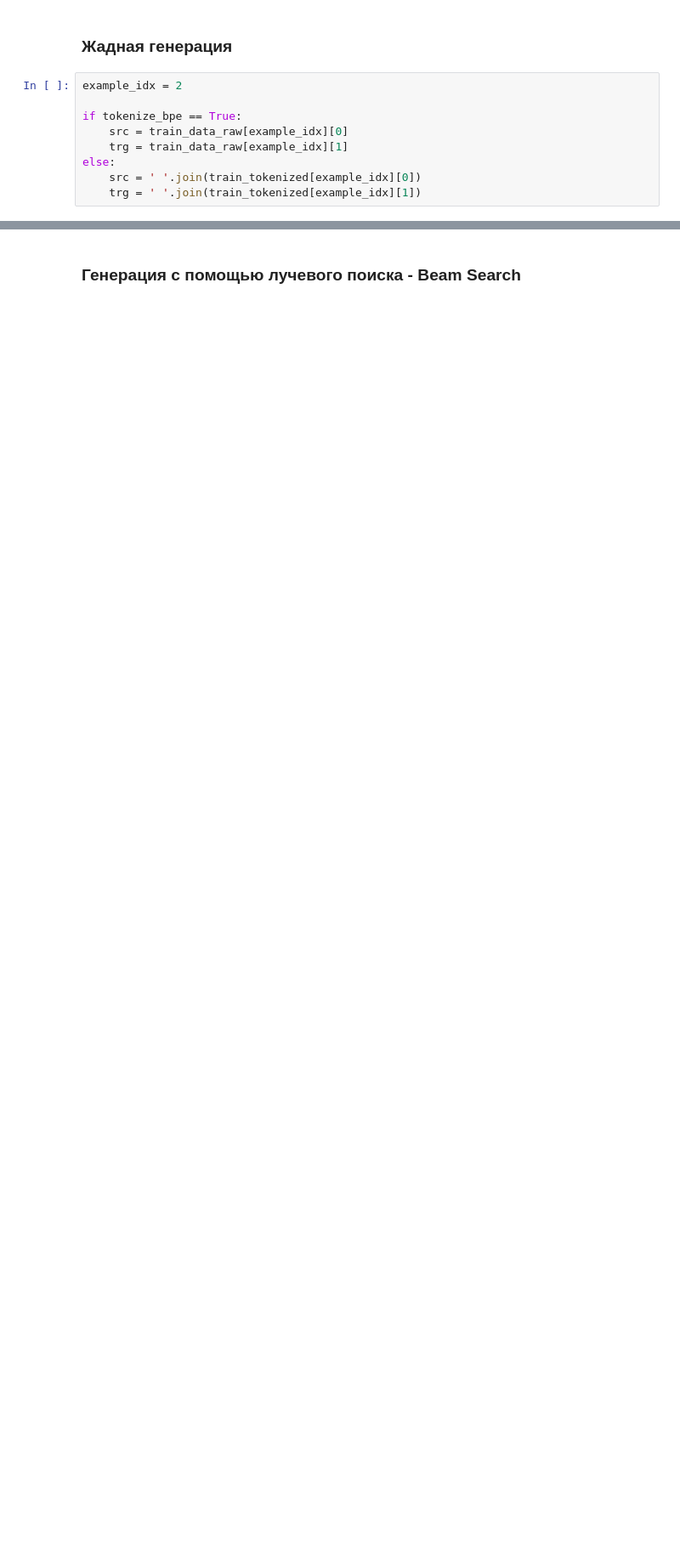
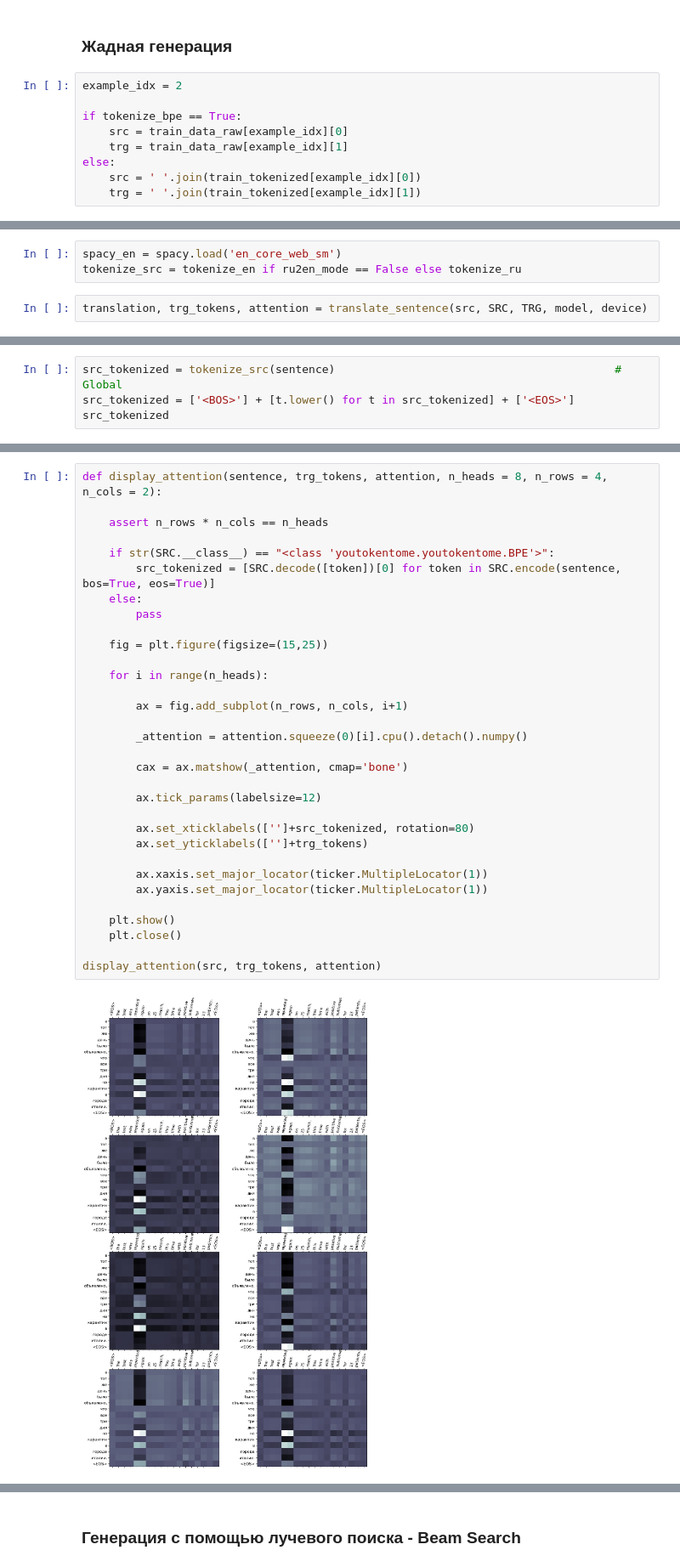
Before and after one commit to Denis-R-V/Translator, a Jupyter notebook: translator.ipynb, the cells around one changed output, grey strips where cells are left out. Shown at 85% size. Cells and saved outputs as stored; diff of their text form; blank space fills up the shorter version.

Commit message:
Fixed ShowAttention

```diff
--- a/translator.ipynb
+++ b/translator.ipynb
@@ -1207,0 +1237,5 @@ def translate_sentence(sentence, src_field, trg_field, model, device, max_len =
+# %%
+spacy_en = spacy.load('en_core_web_sm')
+tokenize_src = tokenize_en if ru2en_mode == False else tokenize_ru
+# %%
+translation, trg_tokens, attention = translate_sentence(src, SRC, TRG, model, device)
@@ -1207,0 +1250,4 @@ def translate_sentence(sentence, src_field, trg_field, model, device, max_len =
+# %%
+src_tokenized = tokenize_src(sentence)                                          # Global
+src_tokenized = ['<BOS>'] + [t.lower() for t in src_tokenized] + ['<EOS>']
+src_tokenized
@@ -1207,0 +1294,34 @@ def translate_sentence(sentence, src_field, trg_field, model, device, max_len =
+# %%
+def display_attention(sentence, trg_tokens, attention, n_heads = 8, n_rows = 4, n_cols = 2):
+
+    assert n_rows * n_cols == n_heads
+
+    if str(SRC.__class__) == "<class 'youtokentome.youtokentome.BPE'>":
+        src_tokenized = [SRC.decode([token])[0] for token in SRC.encode(sentence, bos=True, eos=True)]
+    else:
+        pass
+
+    fig = plt.figure(figsize=(15,25))
+
+    for i in range(n_heads):
+
+        ax = fig.add_subplot(n_rows, n_cols, i+1)
+
+        _attention = attention.squeeze(0)[i].cpu().detach().numpy()
+
+        cax = ax.matshow(_attention, cmap='bone')
+
+        ax.tick_params(labelsize=12)
+
+        ax.set_xticklabels(['']+src_tokenized, rotation=80)
+        ax.set_yticklabels(['']+trg_tokens)
+
+        ax.xaxis.set_major_locator(ticker.MultipleLocator(1))
+        ax.yaxis.set_major_locator(ticker.MultipleLocator(1))
+
+    plt.show()
+    plt.close()
+
+display_attention(src, trg_tokens, attention)
+# %% [output]
+[figure, added]
```
Also changed, not shown: parts of 13 cells of this notebook.
